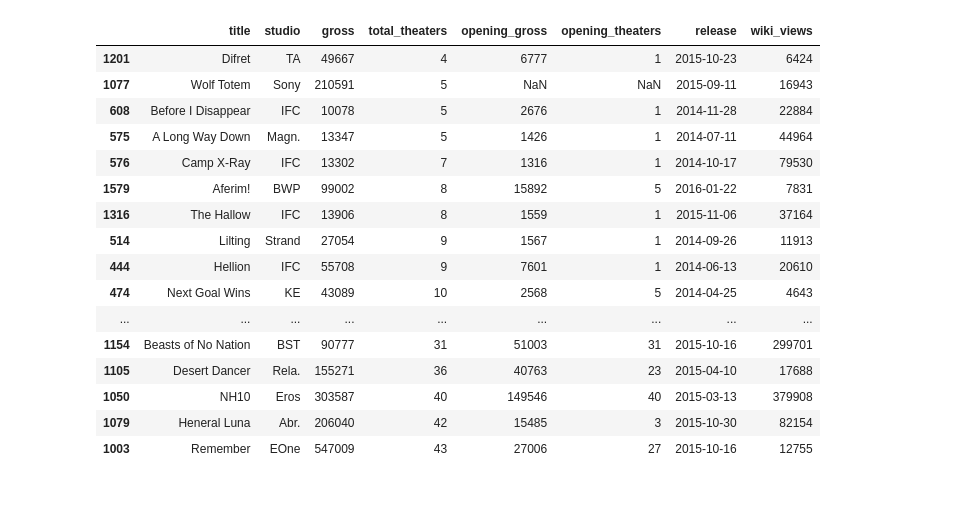
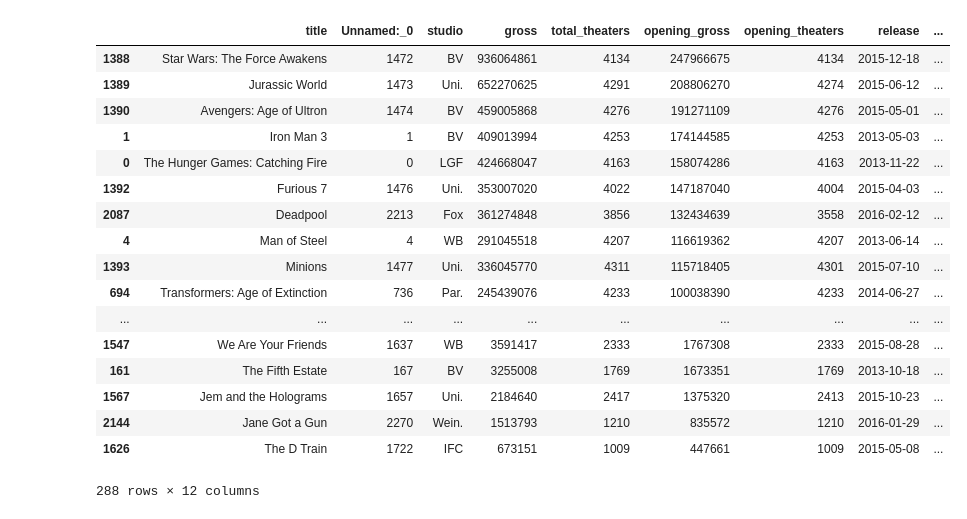
Before and after one commit to dwieker/Luther, a Jupyter notebook: analysis.ipynb, the cells around one changed output. Cells and saved outputs as stored; diff of their text form; code cells hidden in the pictures.

```diff
--- a/analysis.ipynb
+++ b/analysis.ipynb
@@ -9,0 +13,7 @@ import statsmodels
+# %%
+def to_datetime(t):
+    """Convert time in the formate Year - month - day to datetime object"""
+    try:
+        return datetime.strptime(t, '%Y-%m-%d')
+    except ValueError:
+        return pd.NaT
@@ -10,5 +66,4 @@ import statsmodels
 # %%
-df = pd.read_csv("masterDF.csv").dropna(subset=["wiki views"])
-df.columns = df.columns.map(lambda s: s.replace(" ", "_"))
+df = pd.read_csv("masterDF.csv").dropna(subset=["wiki_views"])
 movies = pickle.load(open("movies.pkl"))
 # %%
@@ -35,0 +142,5 @@ df.opening_theaters.hist(bins=30)
+# %%
+df = df.dropna(subset=['opening_gross', 'wiki_views'])
+df['log_wiki_views'] = np.log(df.wiki_views)
+df['log_opening_gross_per_theater'] = np.log(df.opening_gross/df.opening_theaters)
+df['log_opening_gross'] = np.log(df.opening_gross)
@@ -36,20 +152,30 @@ df.opening_theaters.hist(bins=30)
+# %%
+#ignore few opening theaters
+df = df[df.opening_theaters > 1000]
+
+#ignore low view movies
+df = df[df.log_wiki_views > 10]
+
+#ignore really low gross movies
+df = df[df.log_wiki_views > 7]
 # %%
-df.sort_values(["total_theaters", "wiki_views"], ascending=True).head(30)
+df.sort_values("opening_gross", ascending=False)
 # %% [output]
-|  | title | studio | gross | total_theaters | opening_gross | opening_theaters | release | wiki_views |
-| 1201 | Difret | TA | 49667 | 4 | 6777 | 1 | 2015-10-23 | 6424 |
-| 1077 | Wolf Totem | Sony | 210591 | 5 | NaN | NaN | 2015-09-11 | 16943 |
-| 608 | Before I Disappear | IFC | 10078 | 5 | 2676 | 1 | 2014-11-28 | 22884 |
-| 575 | A Long Way Down | Magn. | 13347 | 5 | 1426 | 1 | 2014-07-11 | 44964 |
-| 576 | Camp X-Ray | IFC | 13302 | 7 | 1316 | 1 | 2014-10-17 | 79530 |
-| 1579 | Aferim! | BWP | 99002 | 8 | 15892 | 5 | 2016-01-22 | 7831 |
-| 1316 | The Hallow | IFC | 13906 | 8 | 1559 | 1 | 2015-11-06 | 37164 |
-| 514 | Lilting | Strand | 27054 | 9 | 1567 | 1 | 2014-09-26 | 11913 |
-| 444 | Hellion | IFC | 55708 | 9 | 7601 | 1 | 2014-06-13 | 20610 |
-| 474 | Next Goal Wins | KE | 43089 | 10 | 2568 | 5 | 2014-04-25 | 4643 |
-| ... | ... | ... | ... | ... | ... | ... | ... | ... |
-| 1154 | Beasts of No Nation | BST | 90777 | 31 | 51003 | 31 | 2015-10-16 | 299701 |
-| 1105 | Desert Dancer | Rela. | 155271 | 36 | 40763 | 23 | 2015-04-10 | 17688 |
-| 1050 | NH10 | Eros | 303587 | 40 | 149546 | 40 | 2015-03-13 | 379908 |
-| 1079 | Heneral Luna | Abr. | 206040 | 42 | 15485 | 3 | 2015-10-30 | 82154 |
-| 1003 | Remember | EOne | 547009 | 43 | 27006 | 27 | 2015-10-16 | 12755 |
+|  | title | Unnamed:_0 | studio | gross | total_theaters | opening_gross | opening_theaters | release | ... |
+| 1388 | Star Wars: The Force Awakens | 1472 | BV | 936064861 | 4134 | 247966675 | 4134 | 2015-12-18 | ... |
+| 1389 | Jurassic World | 1473 | Uni. | 652270625 | 4291 | 208806270 | 4274 | 2015-06-12 | ... |
+| 1390 | Avengers: Age of Ultron | 1474 | BV | 459005868 | 4276 | 191271109 | 4276 | 2015-05-01 | ... |
+| 1 | Iron Man 3 | 1 | BV | 409013994 | 4253 | 174144585 | 4253 | 2013-05-03 | ... |
+| 0 | The Hunger Games: Catching Fire | 0 | LGF | 424668047 | 4163 | 158074286 | 4163 | 2013-11-22 | ... |
+| 1392 | Furious 7 | 1476 | Uni. | 353007020 | 4022 | 147187040 | 4004 | 2015-04-03 | ... |
+| 2087 | Deadpool | 2213 | Fox | 361274848 | 3856 | 132434639 | 3558 | 2016-02-12 | ... |
+| 4 | Man of Steel | 4 | WB | 291045518 | 4207 | 116619362 | 4207 | 2013-06-14 | ... |
+| 1393 | Minions | 1477 | Uni. | 336045770 | 4311 | 115718405 | 4301 | 2015-07-10 | ... |
+| 694 | Transformers: Age of Extinction | 736 | Par. | 245439076 | 4233 | 100038390 | 4233 | 2014-06-27 | ... |
+| ... | ... | ... | ... | ... | ... | ... | ... | ... | ... |
+| 1547 | We Are Your Friends | 1637 | WB | 3591417 | 2333 | 1767308 | 2333 | 2015-08-28 | ... |
+| 161 | The Fifth Estate | 167 | BV | 3255008 | 1769 | 1673351 | 1769 | 2013-10-18 | ... |
+| 1567 | Jem and the Holograms | 1657 | Uni. | 2184640 | 2417 | 1375320 | 2413 | 2015-10-23 | ... |
+| 2144 | Jane Got a Gun | 2270 | Wein. | 1513793 | 1210 | 835572 | 1210 | 2016-01-29 | ... |
+| 1626 | The D Train | 1722 | IFC | 673151 | 1009 | 447661 | 1009 | 2015-05-08 | ... |
+288 rows × 12 columns
```
Also changed, not shown: parts of 43 cells of this notebook.
